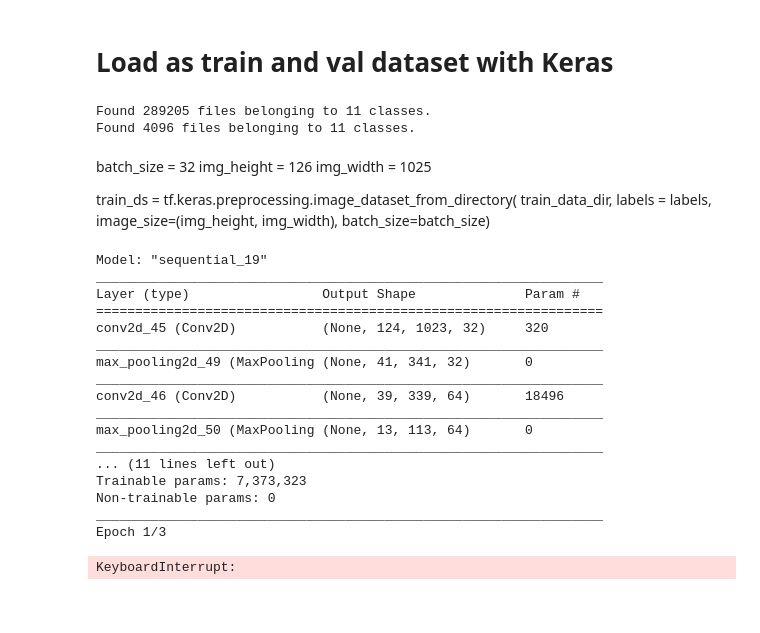
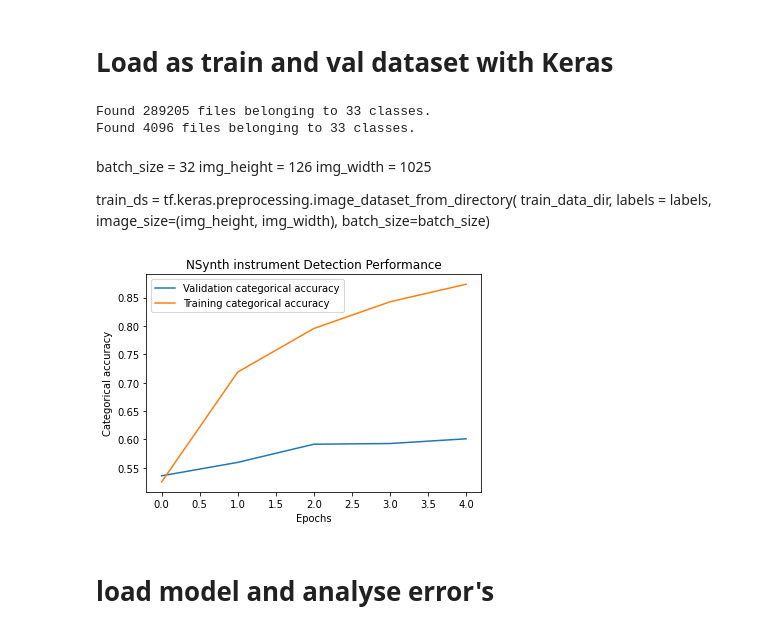
Before and after one commit to lkoppenol/rimworld-of-sound, a Jupyter notebook: notebooks/STFT_to_instruments.ipynb, the cells around one changed output. Saved outputs shown, nothing was run; the diff lists cells and outputs as text; code cells hidden in the pictures; blank space fills up the shorter version.

Commit message:
nu werkt het wel, labels moesten alfanumeriek op volgorde

```diff
--- a/notebooks/STFT_to_instruments.ipynb
+++ b/notebooks/STFT_to_instruments.ipynb
@@ -203,7 +228,9 @@ create_subdirectories_for_image_dataset_from_directory(test_images, 11)
 # %% [markdown]
 # Load as train and val dataset with Keras
 # %%
-
+batch_size = 16
+img_height = 126
+img_width = 1025
 
 train_ds = tf.keras.preprocessing.image_dataset_from_directory(
     train_data_dir,
@@ -221,8 +248,8 @@ test_ds = tf.keras.preprocessing.image_dataset_from_directory(
     color_mode = 'grayscale'
 )
 # %% [output]
-Found 289205 files belonging to 11 classes.
-Found 4096 files belonging to 11 classes.
+Found 289205 files belonging to 33 classes.
+Found 4096 files belonging to 33 classes.
 # %% [markdown]
 
 batch_size = 32
@@ -244,27 +271,26 @@ from glob import glob
 # nr_of_labels=11
 # gen = geenreet0r(path, batch_size, nr_of_labels)
 
-batch_size = 16
-img_height = 126
-img_width = 1025
-nr_of_labels=11
+
+nr_of_labels=33
 
 model = keras.Sequential([
     keras.layers.Input(shape=(126, 1025, 1)),
-    keras.layers.Conv2D(32, kernel_size=(3, 3), activation='relu'),
+    keras.layers.Conv2D(7, kernel_size=(3, 3), activation='relu'),
     keras.layers.MaxPooling2D(pool_size=(3, 3)),
-    keras.layers.Conv2D(64, kernel_size=(3, 3), activation='relu'),
-    keras.layers.MaxPooling2D(pool_size=(3, 3)),
-    keras.layers.Conv2D(128, kernel_size=(3, 3), activation='relu'),
+    keras.layers.Conv2D(7, kernel_size=(3, 3), activation='relu'),
     keras.layers.MaxPooling2D(pool_size=(3, 3)),
     keras.layers.Flatten(),
-    keras.layers.Dense(512, activation='relu'),
+    keras.layers.Dense(128, activation='relu'),
     keras.layers.Dense(nr_of_labels, activation='softmax'),
 ])
-model.compile(loss='categorical_crossentropy', optimizer='adam', metrics='categorical_accuracy')
+
+opt = keras.optimizers.Adam(learning_rate=0.00001)
+model.compile(loss='categorical_crossentropy', optimizer=opt, metrics='categorical_accuracy')
 
 model.summary()
-history = model.fit(x=train_ds, epochs=3, batch_size=batch_size, validation_data=test_ds, verbose=1)
+history = model.fit(x=train_ds, epochs=5, batch_size=batch_size, validation_data=test_ds, verbose=1)
+model.save("model15052021")
 
 # plt.plot(history.history['val_categorical_accuracy'], label='Validation categorical accuracy')
 # plt.plot(history.history['categorical_accuracy'], label='Training categorical accuracy')
@@ -273,22 +299,17 @@ history = model.fit(x=train_ds, epochs=3, batch_size=batch_size, validation_data
 # plt.xlabel('Epochs')
 # plt.ylabel('Categorical accuracy')
 # plt.savefig('model')
-# %% [output]
-Model: "sequential_19"
-_________________________________________________________________
-Layer (type)                 Output Shape              Param #
-=================================================================
-conv2d_45 (Conv2D)           (None, 124, 1023, 32)     320
-_________________________________________________________________
-max_pooling2d_49 (MaxPooling (None, 41, 341, 32)       0
-_________________________________________________________________
-conv2d_46 (Conv2D)           (None, 39, 339, 64)       18496
-_________________________________________________________________
-max_pooling2d_50 (MaxPooling (None, 13, 113, 64)       0
-_________________________________________________________________
-... (11 lines left out)
-Trainable params: 7,373,323
-Non-trainable params: 0
-_________________________________________________________________
-Epoch 1/3
-KeyboardInterrupt:
+# %%
+import matplotlib.pyplot as plt
+
+plt.plot(history.history['val_categorical_accuracy'], label='Validation categorical accuracy')
+plt.plot(history.history['categorical_accuracy'], label='Training categorical accuracy')
+plt.legend()
+plt.title('NSynth instrument Detection Performance')
+plt.xlabel('Epochs')
+plt.ylabel('Categorical accuracy')
+plt.savefig('model')
+# %% [output]
+[figure, added]
+# %% [markdown]
+# load model and analyse error's
```
Also changed, not shown: parts of 7 cells of this notebook, 21 other files.
